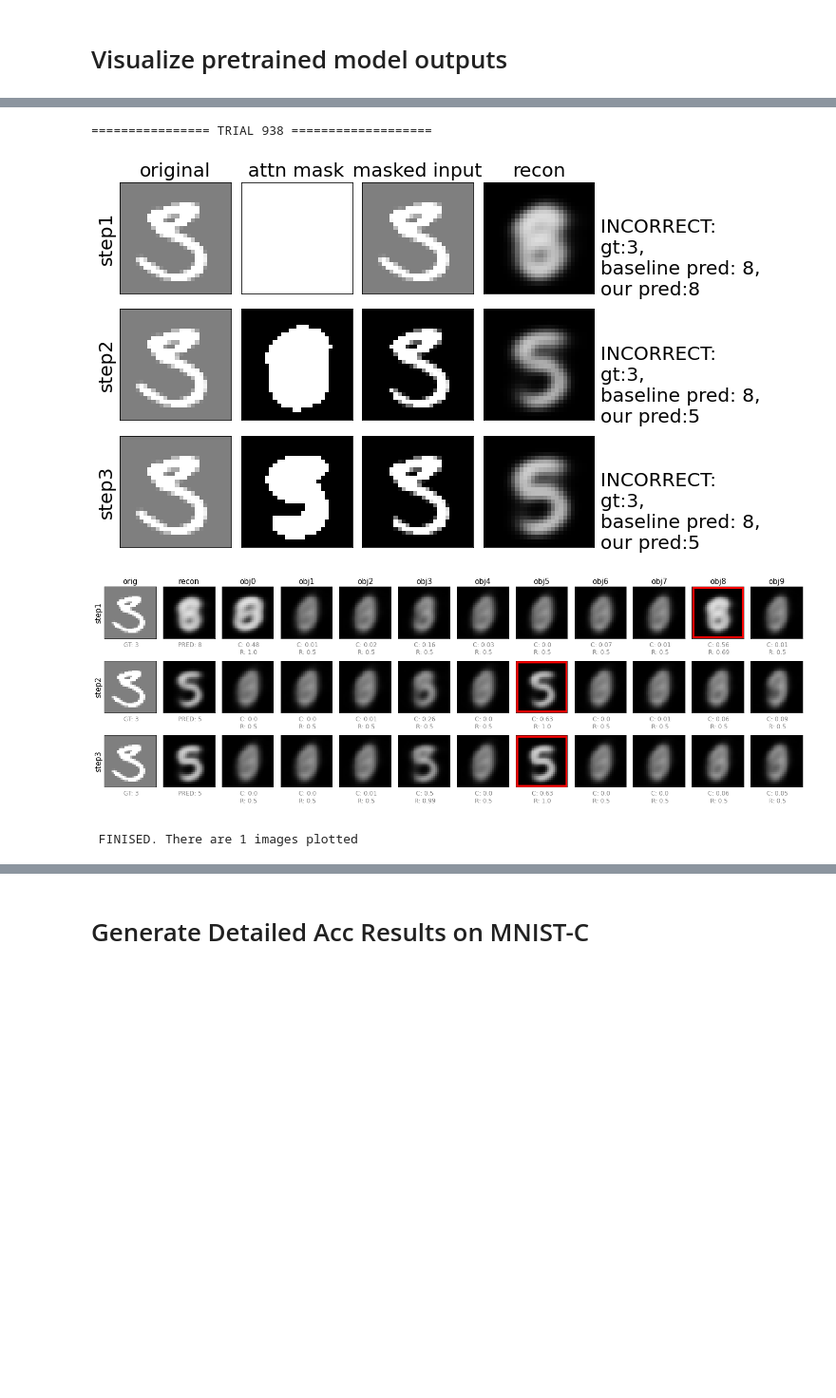
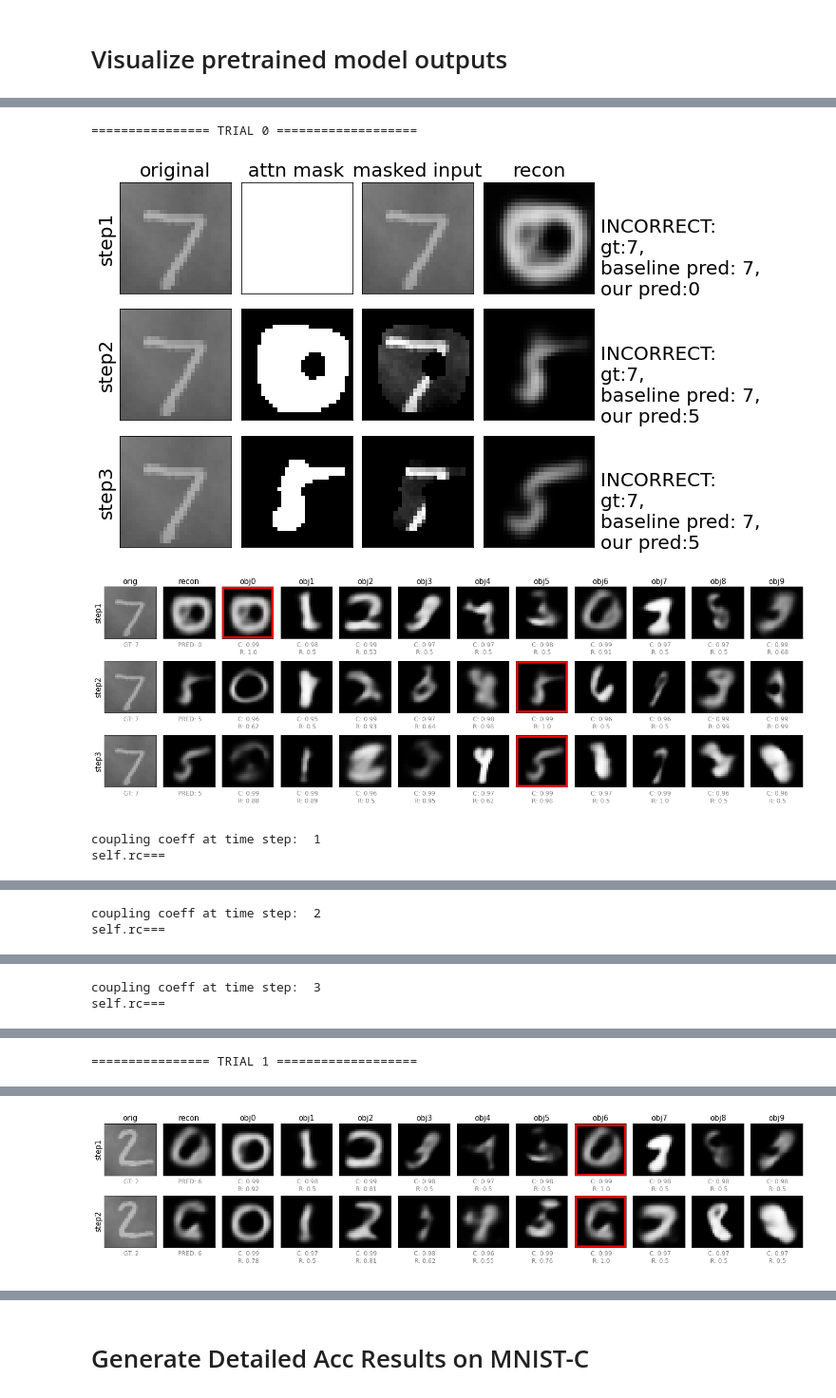
Before and after one commit to ahnchive/ORA-recognition, a Jupyter notebook: eval_rrcapsnet_original.ipynb, the cells around one changed output, grey strips where cells are left out. Shown at 95% size. Saved outputs shown, nothing was run; the diff lists cells and outputs as text; code cells hidden in the pictures; blank space fills up the shorter version.

Commit message:
edge experiment

```diff
--- a/eval_rrcapsnet_original.ipynb
+++ b/eval_rrcapsnet_original.ipynb
@@ -624,8 +624,9 @@ def evaluate_cnn_on_mnistc_original(corruption, cnn, max_batch_num=None):
 # model comparison on a single batch
 # (if tested on mnist_c_mini, all different corruption type batches are tested)
 ##################
+task='mnist_occlusion'
+task='mnist_recon'
 task='mnist_c_mini'
-# task='mnist_recon'
 train=False #train or test dataset
 print_args=False
 args_to_update = {'device':DEVICE, 'batch_size':BATCHSIZE,
@@ -651,7 +652,19 @@ modellist = [
 # './results/mnist/Apr29_0213_clean_wd_run1/best_epoch75_acc0.9981.pt',
 
 # best our
-'./models/rrcapsnet/rrcapsnet_best.pt'
+# './models/rrcapsnet/rrcapsnet_best.pt'
+
+# clean-aug
+# './results/mnist/May25_0411_clean_aug_run3/best_epoch99_acc0.9713.pt'
+
+# recon edge
+# './results/mnist/May25_2049_recon_edge_run1/best_epoch68_acc0.9980.pt'
+# './results/mnist/May25_2111_recon_edge_run2/best_epoch66_acc0.9986.pt'
+# './results/mnist/May25_2156_train_edge_run1/archive_epoch70_acc0.9955.pt'
+# './results/mnist/May25_2219_train_edge_run2/best_epoch39_acc0.9970.pt'
+
+# blur-resnet
+'./results/mnist/May26_0133_test/archive_epoch60_acc0.9999.pt'
 ]
 
 df = pd.DataFrame()
@@ -704,7 +732,7 @@ KeyboardInterrupt
 # test a single model, and visualize outputs
 #############################
 task='mnist_c_mini'
-# task='mnist_recon'
+task='mnist_recon'
 task='mnist_c_original'
 
 train=False #train or test dataset
@@ -715,6 +743,8 @@ args_to_update = {'device':DEVICE, 'batch_size':BATCHSIZE,
                  'time_steps': 4, 'routings': 3, 'mask_threshold': 0.1}
 
 load_model_path = './models/rrcapsnet/rrcapsnet_best.pt'
+load_model_path = './results/mnist/May25_2049_recon_edge_run1/best_epoch68_acc0.9980.pt'
+load_model_path ='./results/mnist/May26_0133_test/archive_epoch60_acc0.9999.pt'
 
 
 args = load_args(load_model_path, args_to_update, print_args)
@@ -722,7 +752,7 @@ model = load_model(args)
 
 
 # obtain model prediction and outputs
-corruption_index =9
+corruption_index =12
 corruption =CORRUPTION_TYPES[corruption_index-1]
 
 if task == 'mnist_c_mini':
@@ -736,8 +766,8 @@ elif task =='mnist_c_original':
     evaluate_model_on_mnistc_original(corruption, model, verbose=False, save_hooks=True, max_batch_num=batchnum)
     print(f'==> corruption type: {corruption}, this batch acc: {acc_model.mean().item()}')
 else:
-    batchnum=corruption_index*int(1000/BATCHSIZE)-1
-    x, gtx, y, objcaps_len_step, x_recon_step, outputs_model = evaluate_on_batch(task, batchnum, model, args, train)
+#     batchnum=corruption_index*int(1000/BATCHSIZE)-1
+    x, gtx, y, objcaps_len_step, x_recon_step, outputs_model = evaluate_on_batch(task, 1, model, args, train)
 
 # get model prediction
 objcaps_len_step_narrow = objcaps_len_step.narrow(dim=2,start=0, length=args.num_classes)
@@ -832,36 +862,37 @@ condition = 'first incorrect last correct'
 condition = 'all'
 # condition = 'correct'
 condition = 'incorrect'
 
 # condition = [6, 41, 66]
 # condition = [7, 11]
 # condition = [66, 114, 656] #batchnum1
 # condition = [6] #batchnum2
 # condition = [6] #batchnum3
 # condition = [17]
 # condition = [8] #batchnum 3
 # condition = [22, 33,41,44,75,82,88,147] #fog batch
 # condition = [6,7]
 # condition = [17]
 # condition = [447]
 # condition = [167, 502, 1466]
 
 # condition = trialid_to_visualize #[:20]
 # condition = list(np.where(nstep==3)[0])
 # condition = [309]
 # condition = [560, 893]
 # condition=[7]
 # condition=[82, 92]
 
-condition = [938]
+# condition = [938]
 visualize_detail(model, x.to(DEVICE), y_hot, outputs_model,
                  x_recon_step, objcaps_len_step, args,
                  start=idx_start, n_image=n_image, plot_trials_when = condition,
-                 plot_routings=False,
+                 plot_routings=True,
                  pred_to_compare=pred_cnn, num_steps_to_finish=list(nstep),
                  only_plot_object=None)
 # %% [output]
-================ TRIAL 938 ===================
+================ TRIAL 0 ===================
-[figure, old version]
+[figure, new version]
-[figure, old version]
+[figure, new version]
- FINISED. There are 1 images plotted
+coupling coeff at time step:  1
+self.rc===
@@ -867,0 +900,2 @@ visualize_detail(model, x.to(DEVICE), y_hot, outputs_model,
+coupling coeff at time step:  2
+self.rc===
@@ -867,0 +903,2 @@ visualize_detail(model, x.to(DEVICE), y_hot, outputs_model,
+coupling coeff at time step:  3
+self.rc===
@@ -867,0 +906 @@ visualize_detail(model, x.to(DEVICE), y_hot, outputs_model,
+================ TRIAL 1 ===================
@@ -867,0 +908 @@ visualize_detail(model, x.to(DEVICE), y_hot, outputs_model,
+[figure, added]
```
Also changed, not shown: parts of 9 cells of this notebook, 13 other files.
